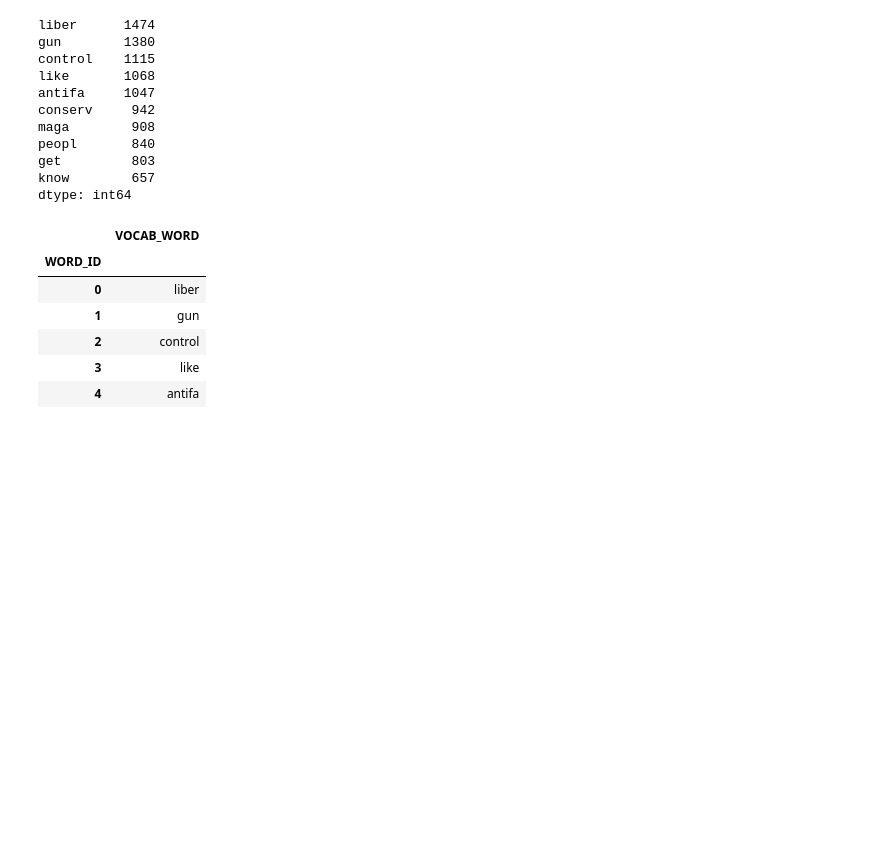
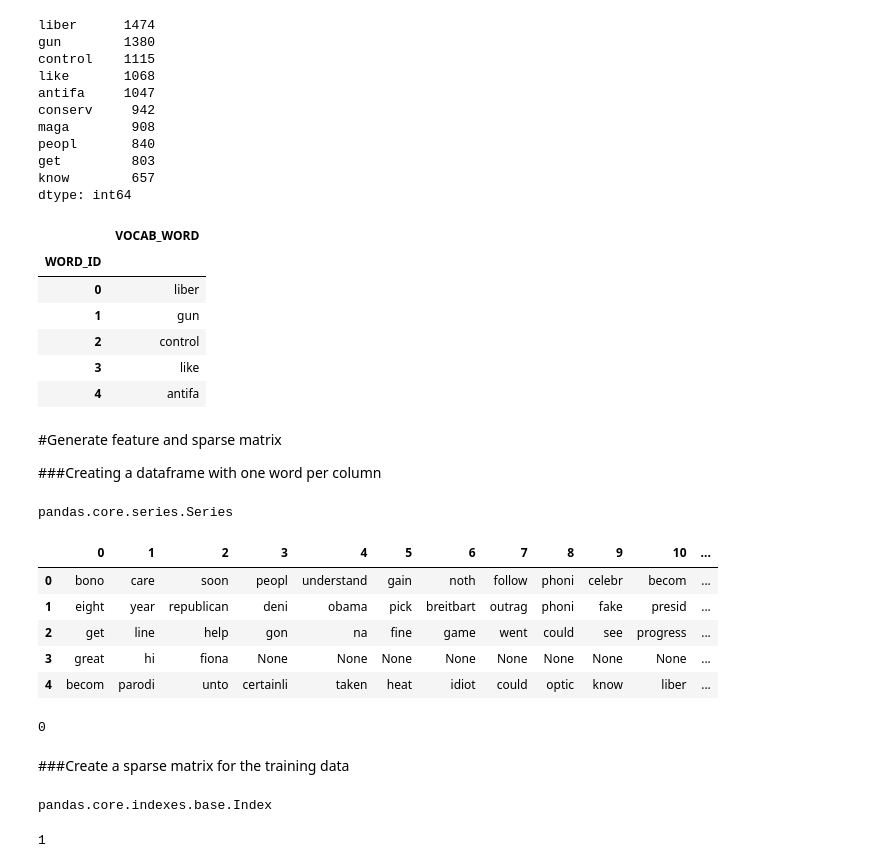
Before and after one commit to prawizard/CE888_Repo, a Jupyter notebook: Project/TweetEval_Project2.ipynb, the cells around one changed output. Cells and saved outputs as stored; diff of their text form; code cells hidden in the pictures; blank space fills up the shorter version.

```diff
--- a/Project/TweetEval_Project2.ipynb
+++ b/Project/TweetEval_Project2.ipynb
@@ -281,3 +283,38 @@ vocab.head()
 | 4 | antifa |
 # %%
 # saved file
+# %% [markdown]
+#Generate feature and sparse matrix
+
+###Creating a dataframe with one word per column
+# %%
+type(stemmed_nested_list)
+# %% [output]
+pandas.core.series.Series
+# %%
+word_columns_df=pd.DataFrame.from_records(stemmed_nested_list.to_list())
+word_columns_df.head()
+# %% [output]
+|  | 0 | 1 | 2 | 3 | 4 | 5 | 6 | 7 | 8 | 9 | 10 | ... |
+| 0 | bono | care | soon | peopl | understand | gain | noth | follow | phoni | celebr | becom | ... |
+| 1 | eight | year | republican | deni | obama | pick | breitbart | outrag | phoni | fake | presid | ... |
+| 2 | get | line | help | gon | na | fine | game | went | could | see | progress | ... |
+| 3 | great | hi | fiona | None | None | None | None | None | None | None | None | ... |
+| 4 | becom | parodi | unto | certainli | taken | heat | idiot | could | optic | know | liber | ... |
+# %%
+# features:word_columns_df, labels: df.CATEGORY
+word_columns_df.shape
+df.CATEGORY.at[1]
+# %% [output]
+0
+# %% [markdown]
+###Create a sparse matrix for the training data
+# %%
+word_index=pd.Index(vocab.VOCAB_WORD)
+type(word_index)
+# %% [output]
+pandas.core.indexes.base.Index
+# %%
+word_index.get_loc('gun')
+# %% [output]
+1
```
Also changed, not shown: parts of 7 cells of this notebook.
